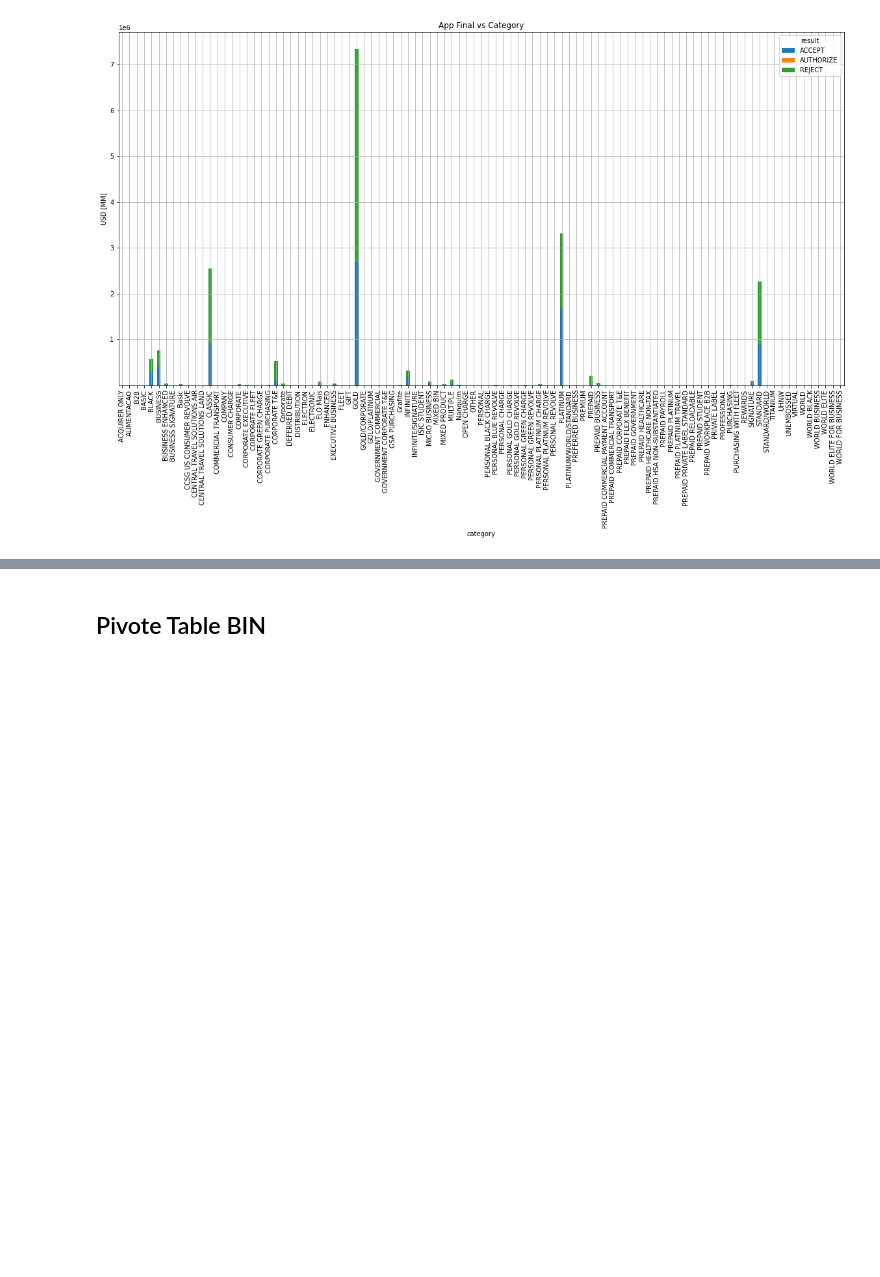
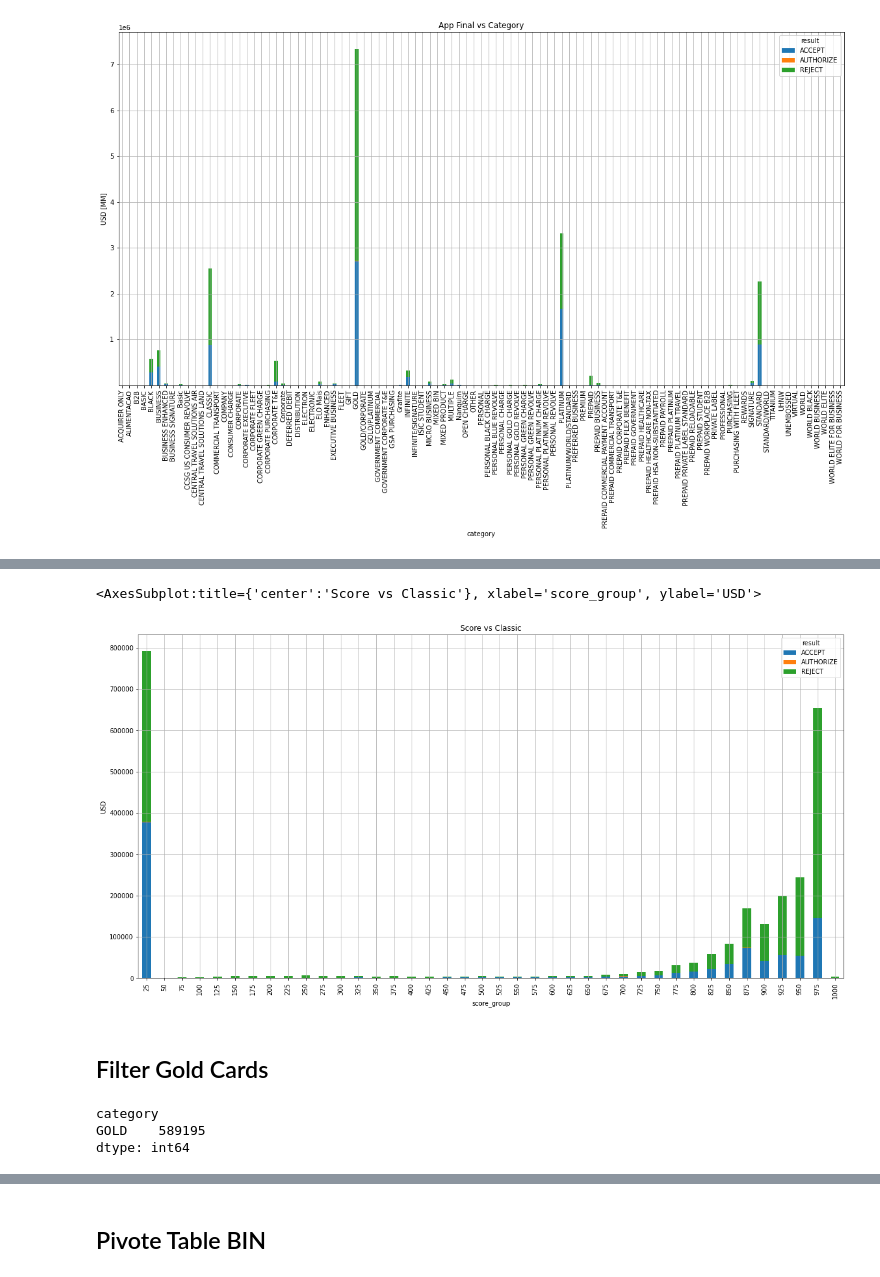
Before and after one commit to jucamuyrano/ML-SAAS-Canva, a Jupyter notebook: Canva.ipynb, the cells around one changed output, grey strips where cells are left out. Cells and saved outputs as stored; diff of their text form; code cells hidden in the pictures; blank space fills up the shorter version.

```diff
--- a/Canva.ipynb
+++ b/Canva.ipynb
@@ -352,0 +395,3 @@ table.plot(kind='bar',
+# %%
+df_1=df[df['category']=='CLASSIC']
+df_1.value_counts('category')
@@ -352,0 +402,2 @@ table.plot(kind='bar',
+# %%
+df_1=df_1[['score_group','result','usd_amount']]
@@ -352,0 +411,3 @@ table.plot(kind='bar',
+# %%
+table = pd.pivot_table(df_1, values='usd_amount', index=['score_group'],
+                    columns=['result'], aggfunc=np.sum, fill_value=0)
@@ -352,0 +422,19 @@ table.plot(kind='bar',
+# %%
+table.plot(kind='bar',
+        title = 'Score vs Classic',
+        ylabel = 'USD',
+        figsize = (20,10),
+        grid = True,
+        stacked = True)
+# %% [output]
+<AxesSubplot:title={'center':'Score vs Classic'}, xlabel='score_group', ylabel='USD'>
+[figure, added]
+# %% [markdown]
+## Filter Gold Cards
+# %%
+df_1=df[df['category']=='GOLD']
+df_1.value_counts('category')
+# %% [output]
+category
+GOLD    589195
+dtype: int64
```
Also changed, not shown: parts of 42 cells of this notebook, 1 other file.
